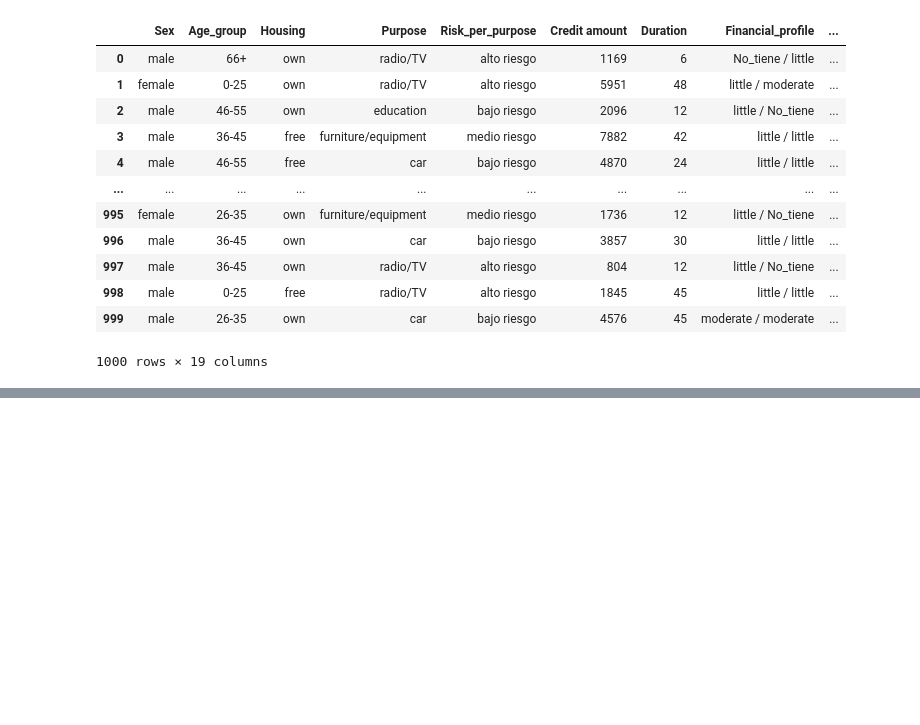
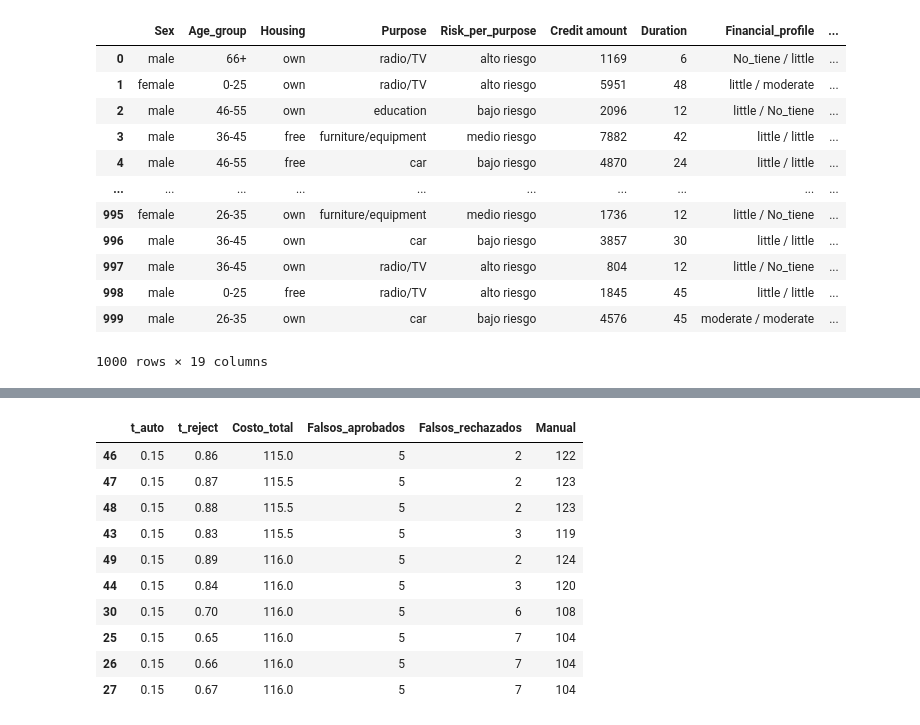
Before and after one commit to EstebanGT97/credit_risk, a Jupyter notebook: bank_credit_risk.ipynb, the cells around one changed output, grey strips where cells are left out. Saved outputs shown, nothing was run; the diff lists cells and outputs as text; code cells hidden in the pictures; blank space fills up the shorter version.

```diff
--- a/bank_credit_risk.ipynb
+++ b/bank_credit_risk.ipynb
@@ -514,0 +700,75 @@ Name: count, dtype: int64
+# %%
+# 5) Politica de decision y tuning de umbrales (SOLO en VALID)
+
+def apply_policy(pd_values, t_auto=0.40, t_reject=0.55):
+    decision = np.full(pd_values.shape[0], "Revision manual", dtype=object)
+    decision[pd_values <= t_auto] = "Aprobado automatico"
+    decision[pd_values >= t_reject] = "Rechazado"
+    return decision
+
+def policy_cost(
+    y_true,
+    pd_values,
+    t_auto,
+    t_reject,
+    cost_false_approve=10.0,
+    cost_false_reject=2.0,
+    cost_manual=0.5,
+):
+    decision = apply_policy(pd_values, t_auto=t_auto, t_reject=t_reject)
+
+    false_approve = int(np.sum((decision == "Aprobado automatico") & (y_true == 1)))
+    false_reject = int(np.sum((decision == "Rechazado") & (y_true == 0)))
+    manual = int(np.sum(decision == "Revision manual"))
+
+    total_cost = (
+        cost_false_approve * false_approve
+        + cost_false_reject * false_reject
+        + cost_manual * manual
+    )
+
+    return total_cost, false_approve, false_reject, manual
+
+def policy_summary(y_true, pd_values, t_auto, t_reject):
+    dec = apply_policy(pd_values, t_auto, t_reject)
+    out = pd.DataFrame({"y_bad": y_true, "PD": pd_values, "Decision": dec})
+    summary = (
+        out.groupby("Decision")
+        .agg(
+            Clientes=("y_bad", "size"),
+            Tasa_morosidad=("y_bad", "mean"),
+            PD_promedio=("PD", "mean"),
+        )
+        .assign(Porcentaje=lambda d: d["Clientes"] / len(out))
+        .sort_values("PD_promedio")
+    )
+    return summary
+
+# Grid search de umbrales en VALID
+rows = []
+for t_auto in np.arange(0.15, 0.51, 0.01):
+    for t_reject in np.arange(max(t_auto + 0.05, 0.40), 0.91, 0.01):
+        cost, fa, fr, manual = policy_cost(
+            y_valid,
+            pd_valid,
+            t_auto=float(np.round(t_auto, 2)),
+            t_reject=float(np.round(t_reject, 2)),
+            cost_false_approve=10.0,
+            cost_false_reject=2.0,
+            cost_manual=0.5,
+        )
+        rows.append((float(np.round(t_auto, 2)), float(np.round(t_reject, 2)), cost, fa, fr, manual))
+
+valid_tuning = pd.DataFrame(
+    rows,
+    columns=["t_auto", "t_reject", "Costo_total", "Falsos_aprobados", "Falsos_rechazados", "Manual"],
+).sort_values(["Costo_total", "Falsos_aprobados", "Falsos_rechazados"], ascending=[True, True, True])
+
+best = valid_tuning.iloc[0]
+best_t_auto = float(best["t_auto"])
+best_t_reject = float(best["t_reject"])
+
+print("Mejor umbral en VALID (segun costo):", (best_t_auto, best_t_reject))
+print("Top 10 combinaciones en VALID")
+valid_tuning.head(10)
+# %% [output]
@@ -514,0 +777,11 @@ Name: count, dtype: int64
+|  | t_auto | t_reject | Costo_total | Falsos_aprobados | Falsos_rechazados | Manual |
+| 46 | 0.15 | 0.86 | 115.0 | 5 | 2 | 122 |
+| 47 | 0.15 | 0.87 | 115.5 | 5 | 2 | 123 |
+| 48 | 0.15 | 0.88 | 115.5 | 5 | 2 | 123 |
+| 43 | 0.15 | 0.83 | 115.5 | 5 | 3 | 119 |
+| 49 | 0.15 | 0.89 | 116.0 | 5 | 2 | 124 |
+| 44 | 0.15 | 0.84 | 116.0 | 5 | 3 | 120 |
+| 30 | 0.15 | 0.70 | 116.0 | 5 | 6 | 108 |
+| 25 | 0.15 | 0.65 | 116.0 | 5 | 7 | 104 |
+| 26 | 0.15 | 0.66 | 116.0 | 5 | 7 | 104 |
+| 27 | 0.15 | 0.67 | 116.0 | 5 | 7 | 104 |
```
Also changed, not shown: parts of 15 cells of this notebook, 6 other files.
